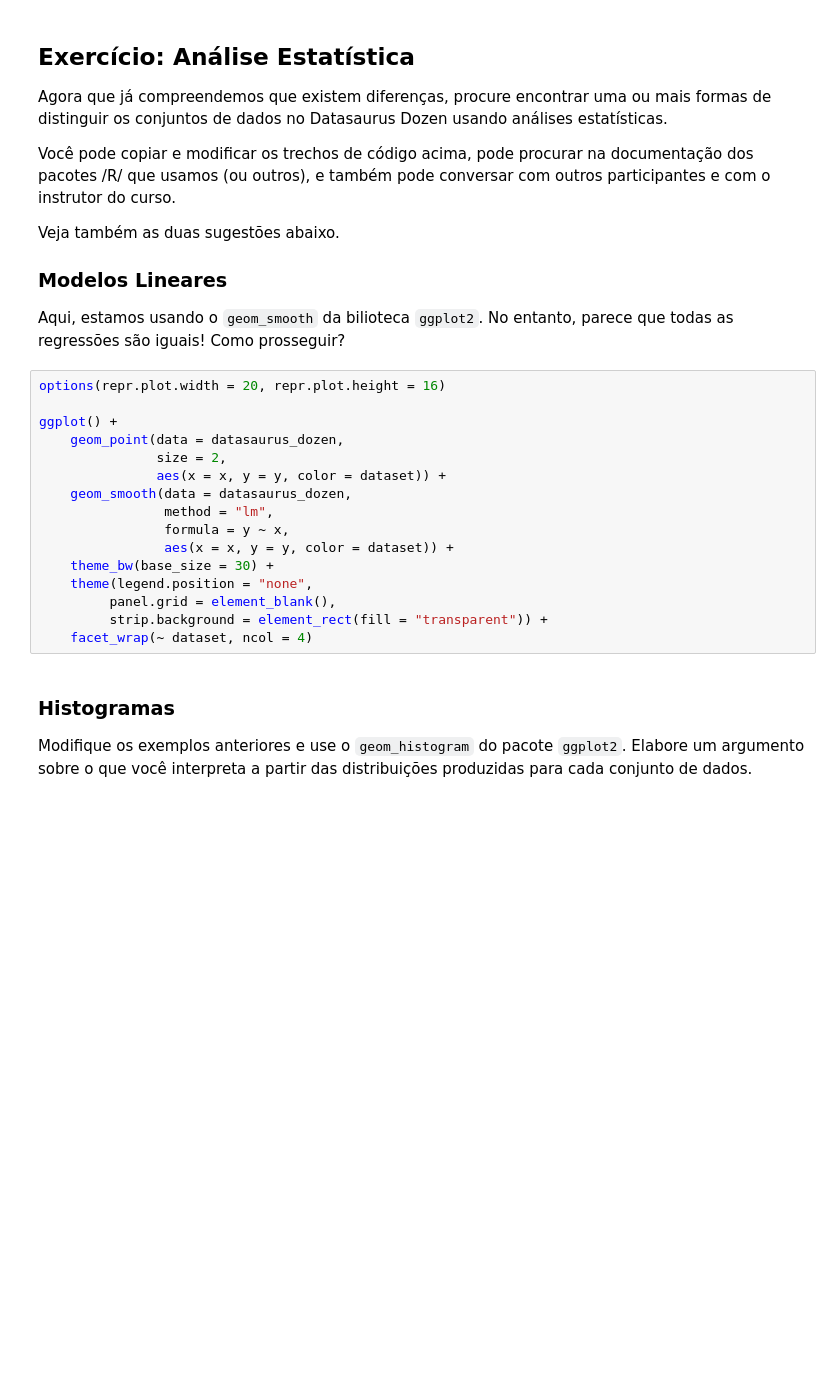
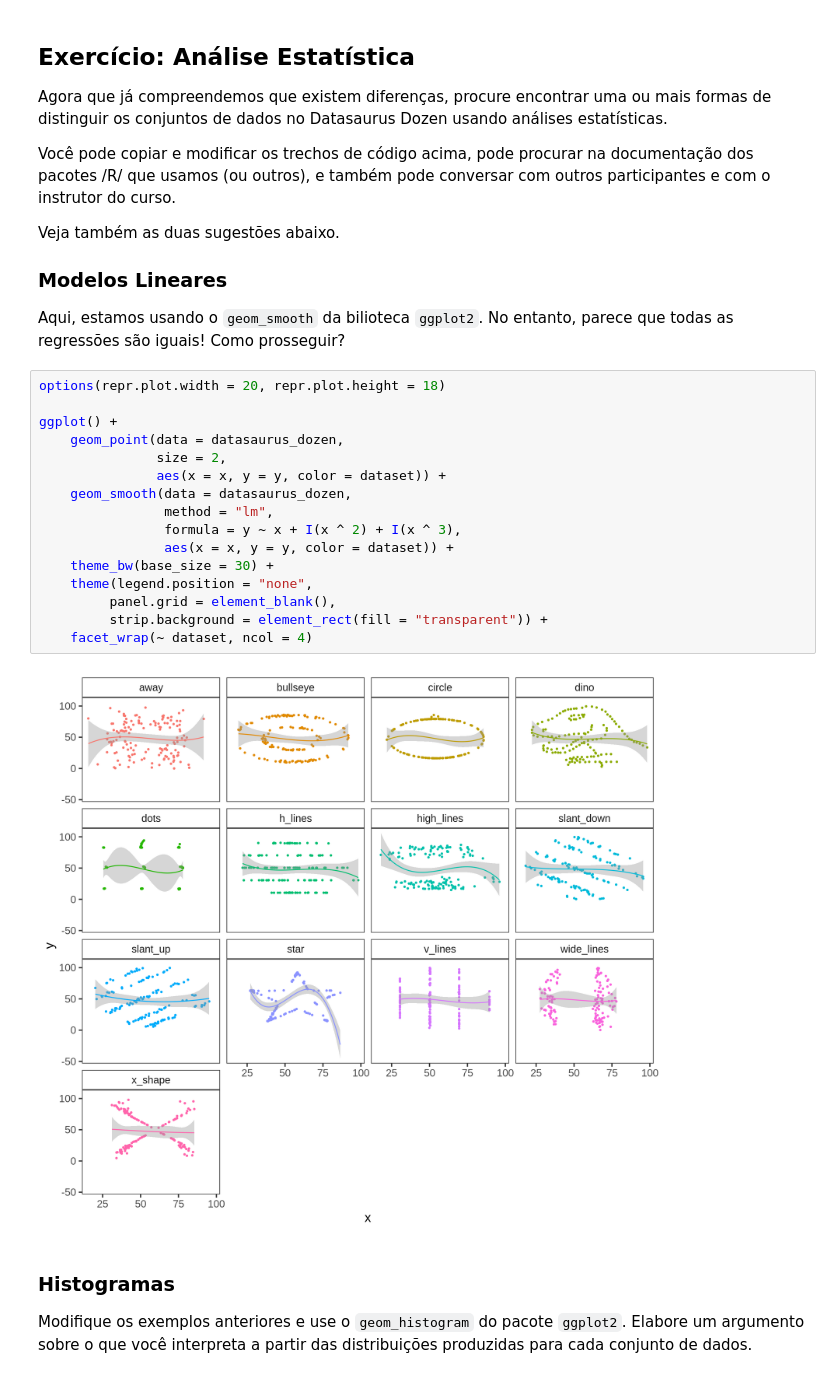
Before and after one commit to phrb/reprodutibilidade-eradsp-2021, a Jupyter notebook: exercicio_pratico/analise_R.ipynb, the cells around one changed output. Drawn from its saved outputs; the diff is of its cells as text; blank space fills up the shorter version.

```diff
--- a/exercicio_pratico/analise_R.ipynb
+++ b/exercicio_pratico/analise_R.ipynb
@@ -158,21 +298,23 @@ Veja também as duas sugestões abaixo.
 
 Aqui, estamos usando o `geom_smooth` da bilioteca `ggplot2`. No entanto, parece que todas as regressões são iguais! Como prosseguir?
 # %%
-options(repr.plot.width = 20, repr.plot.height = 16)
+options(repr.plot.width = 20, repr.plot.height = 18)
 
 ggplot() +
     geom_point(data = datasaurus_dozen,
                size = 2,
                aes(x = x, y = y, color = dataset)) +
     geom_smooth(data = datasaurus_dozen,
                 method = "lm",
-                formula = y ~ x,
+                formula = y ~ x + I(x ^ 2) + I(x ^ 3),
                 aes(x = x, y = y, color = dataset)) +
     theme_bw(base_size = 30) +
     theme(legend.position = "none",
          panel.grid = element_blank(),
          strip.background = element_rect(fill = "transparent")) +
     facet_wrap(~ dataset, ncol = 4)
+# %% [output]
+[figure, added]
 # %% [markdown]
 ### Histogramas
 
```
Also changed, not shown: parts of 17 cells of this notebook, 1 other file.
